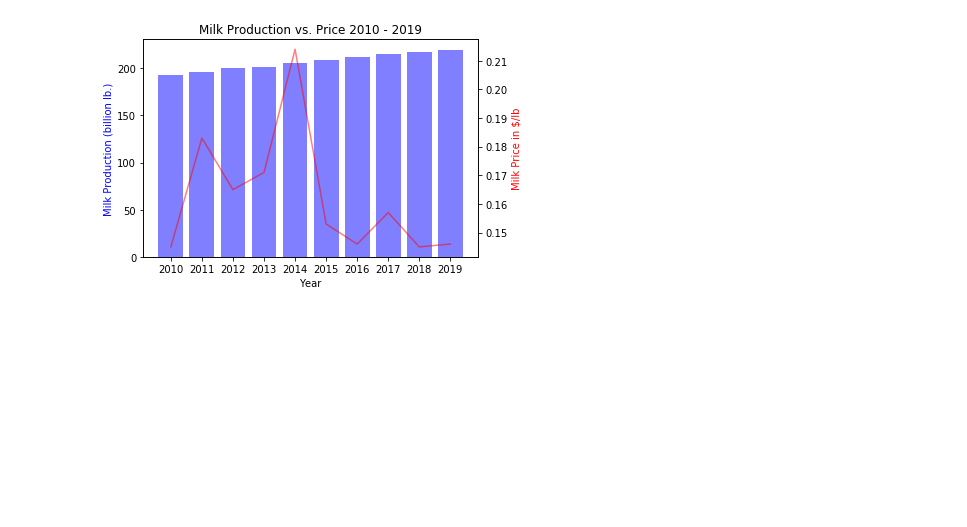
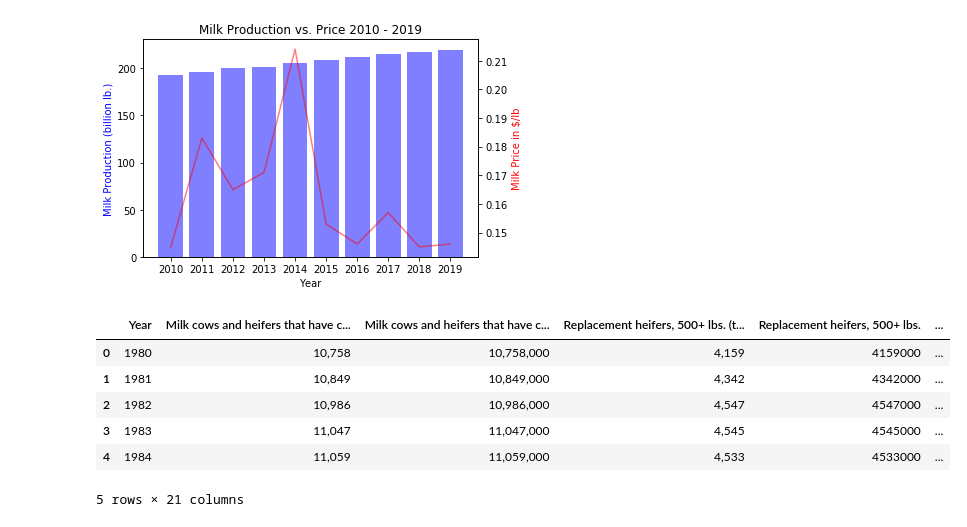
Before and after one commit to Ashraf4068/Dairy_project, a Jupyter notebook: main.ipynb, the cells around one changed output. Cells and saved outputs as stored; diff of their text form; code cells hidden in the pictures; blank space fills up the shorter version.

```diff
--- a/main.ipynb
+++ b/main.ipynb
@@ -208,3 +210,15 @@ plt.savefig("Outputs/MilkProductionvsPrice.png")
 plt.show()
 # %% [output]
 [figure]
+# %%
+# Import annual data as DataFrame
+annual_milk_production_factors = pd.read_csv("Resources/us_annual_milk_production_factors_80-18_fixed.csv")
+annual_milk_production_factors.head()
+# %% [output]
+|  | Year | Milk cows and heifers that have c... | Milk cows and heifers that have c... | Replacement heifers, 500+ lbs. (t... | Replacement heifers, 500+ lbs. | ... |
+| 0 | 1980 | 10,758 | 10,758,000 | 4,159 | 4159000 | ... |
+| 1 | 1981 | 10,849 | 10,849,000 | 4,342 | 4342000 | ... |
+| 2 | 1982 | 10,986 | 10,986,000 | 4,547 | 4547000 | ... |
+| 3 | 1983 | 11,047 | 11,047,000 | 4,545 | 4545000 | ... |
+| 4 | 1984 | 11,059 | 11,059,000 | 4,533 | 4533000 | ... |
+5 rows × 21 columns
```
Also changed, not shown: parts of 3 cells of this notebook, 1 other file.
